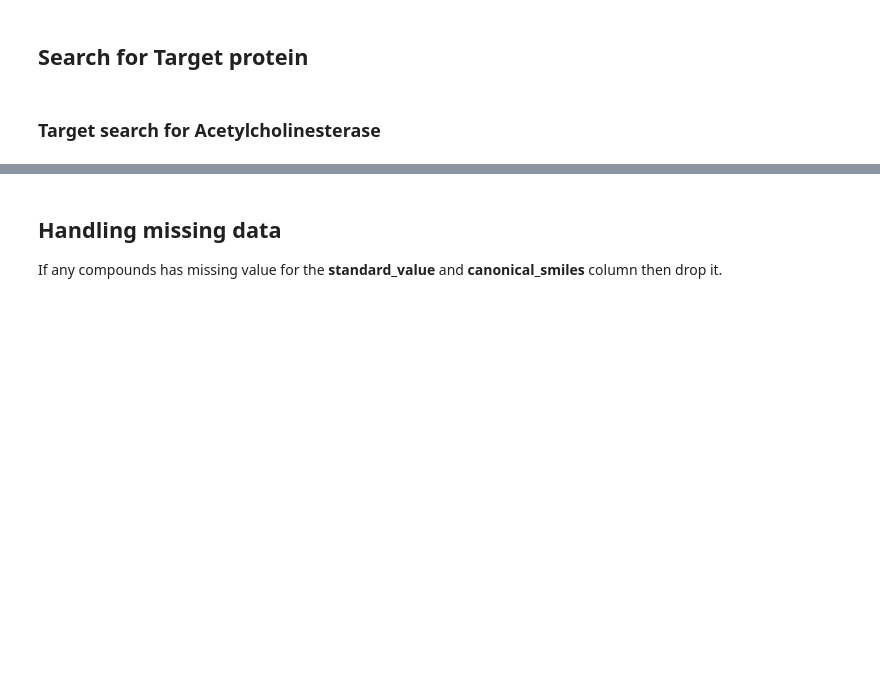
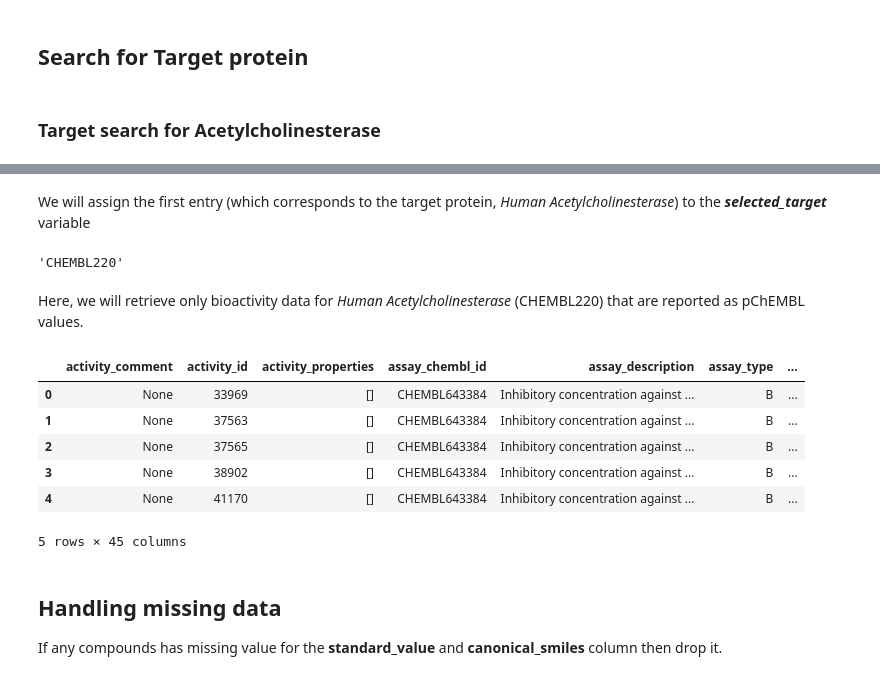
Before and after one commit to aminbenmansour/alzheimer-drug-discovery, a Jupyter notebook: notebooks/CDD_ML_Part_1_Bioactivity_Data_Concised_Acetylcholinesterase.ipynb, the cells around one changed output, grey strips where cells are left out. Drawn from its saved outputs; the diff is of its cells as text; code cells hidden in the pictures; blank space fills up the shorter version.

Commit message:
looking for protein inhibitors with the criteria IC50

```diff
--- a/notebooks/CDD_ML_Part_1_Bioactivity_Data_Concised_Acetylcholinesterase.ipynb
+++ b/notebooks/CDD_ML_Part_1_Bioactivity_Data_Concised_Acetylcholinesterase.ipynb
@@ -73,3 +75,27 @@ targets
+# %% [markdown]
+We will assign the first entry (which corresponds to the target protein, *Human Acetylcholinesterase*) to the ***selected_target*** variable
+# %%
+selected_target = targets.target_chembl_id[0]
+selected_target
+# %% [output]
+'CHEMBL220'
+# %% [markdown]
+Here, we will retrieve only bioactivity data for *Human Acetylcholinesterase* (CHEMBL220) that are reported as pChEMBL values.
+# %%
+activity = new_client.activity
+res = activity.filter(target_chembl_id=selected_target).filter(standard_type="IC50")
+# %%
+df = pd.DataFrame.from_dict(res)
+# %%
+df.head()
+# %% [output]
+|  | activity_comment | activity_id | activity_properties | assay_chembl_id | assay_description | assay_type | ... |
+| 0 | None | 33969 | [] | CHEMBL643384 | Inhibitory concentration against ... | B | ... |
+| 1 | None | 37563 | [] | CHEMBL643384 | Inhibitory concentration against ... | B | ... |
+| 2 | None | 37565 | [] | CHEMBL643384 | Inhibitory concentration against ... | B | ... |
+| 3 | None | 38902 | [] | CHEMBL643384 | Inhibitory concentration against ... | B | ... |
+| 4 | None | 41170 | [] | CHEMBL643384 | Inhibitory concentration against ... | B | ... |
+5 rows × 45 columns
 # %% [markdown]
 ## **Handling missing data**
 If any compounds has missing value for the **standard_value** and **canonical_smiles** column then drop it.
```
Also changed, not shown: parts of 1 cell of this notebook.
